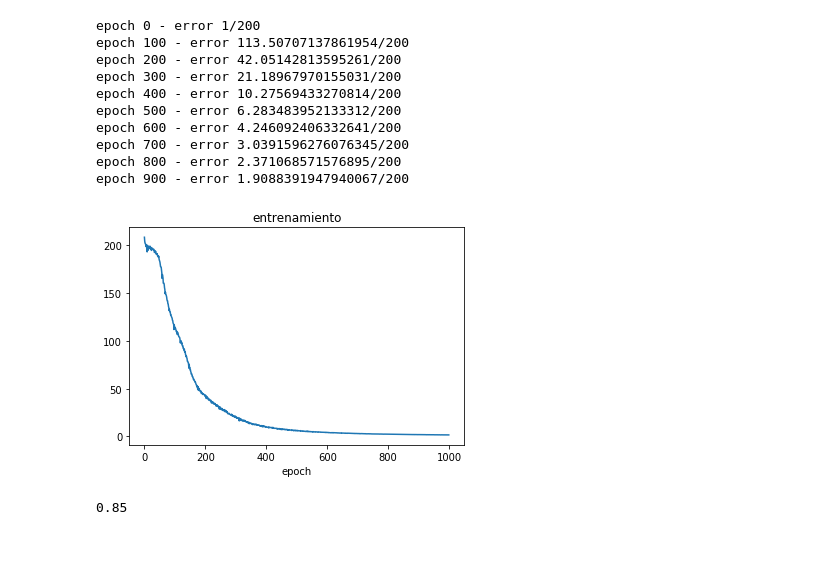
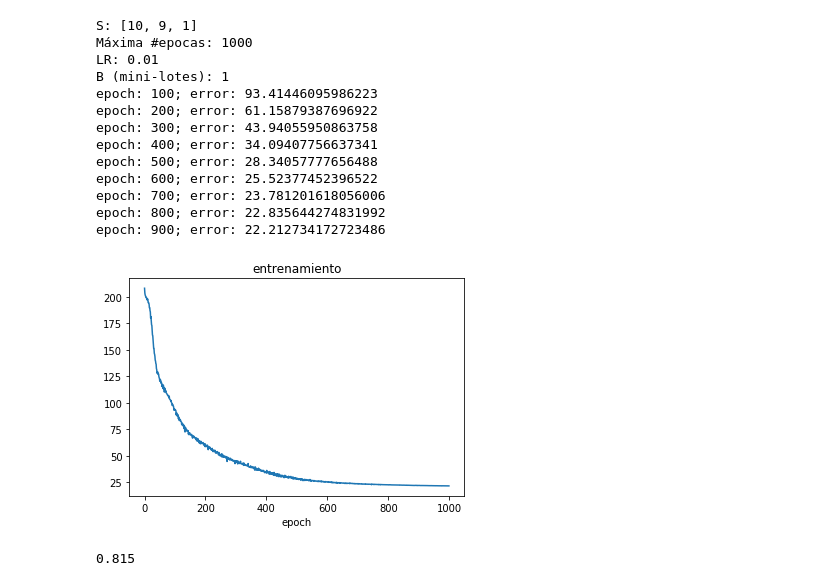
Before and after one commit to joaconafta/RedNeu-TP1, a Jupyter notebook: exp_ej1.ipynb, the cells around one changed output. Saved outputs shown, nothing was run; the diff lists cells and outputs as text; code cells hidden in the pictures; blank space fills up the shorter version.

```diff
--- a/exp_ej1.ipynb
+++ b/exp_ej1.ipynb
@@ -9,23 +9,27 @@ def apply_target(data_target):
 
 model = Model('./dataset/tp1_ej1_training.csv', (1, 11), (0, 1), apply_target)
 # %%
-model.exp(
+errors = model.exp(
     [10, 9, 1],
     1000,
     0.01,
     (0, 200),
-    (200, 400)
+    (200, 400),
+    1
 )
 # %% [output]
-epoch 0 - error 1/200
-epoch 100 - error 113.50707137861954/200
-epoch 200 - error 42.05142813595261/200
-epoch 300 - error 21.18967970155031/200
-epoch 400 - error 10.27569433270814/200
-epoch 500 - error 6.283483952133312/200
-epoch 600 - error 4.246092406332641/200
-epoch 700 - error 3.0391596276076345/200
-epoch 800 - error 2.371068571576895/200
-epoch 900 - error 1.9088391947940067/200
+S: [10, 9, 1]
+Máxima #epocas: 1000
+LR: 0.01
+B (mini-lotes): 1
+epoch: 100; error: 93.41446095986223
+epoch: 200; error: 61.15879387696922
+epoch: 300; error: 43.94055950863758
+epoch: 400; error: 34.09407756637341
+epoch: 500; error: 28.34057777656488
+epoch: 600; error: 25.52377452396522
+epoch: 700; error: 23.781201618056006
+epoch: 800; error: 22.835644274831992
+epoch: 900; error: 22.212734172723486
-[figure, old version]
+[figure, new version]
-0.85
+0.815
```
Also changed, not shown: parts of 13 cells of this notebook, 1 other file.
